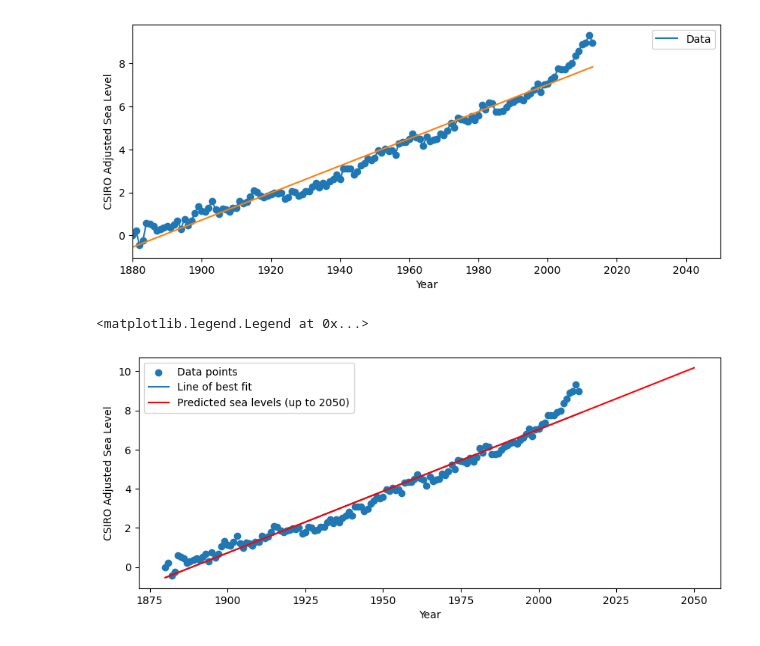
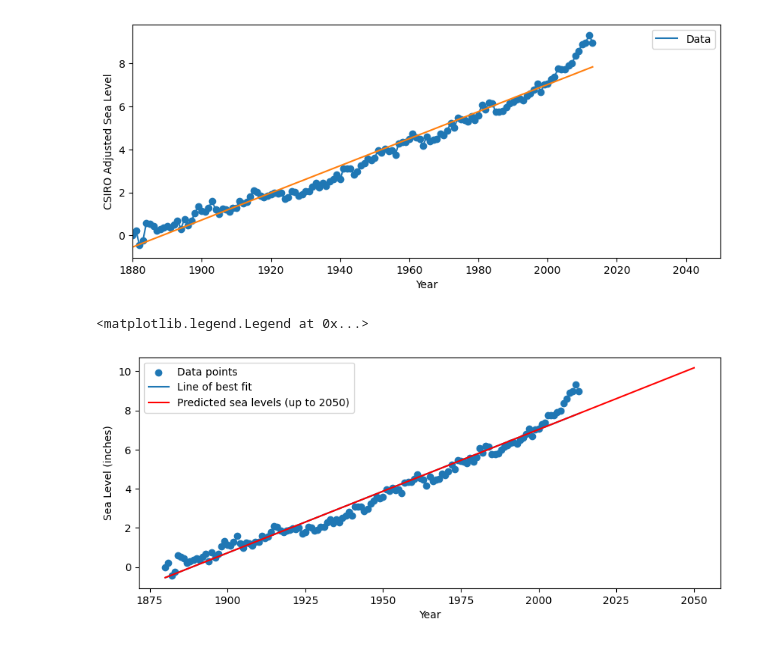
Before and after one commit to OuwaCavern/sea-level-predictor, a Jupyter notebook: sea-file-predictor.ipynb, the cells around one changed output. Drawn from its saved outputs; the diff is of its cells as text; code cells hidden in the pictures.

```diff
--- a/sea-file-predictor.ipynb
+++ b/sea-file-predictor.ipynb
@@ -64,11 +64,11 @@ predicted_sea_levels = slope * years_to_predict + intercept
 # %%
 plt.figure(figsize=(10, 4), dpi=100)
 plt.scatter(df["Year"], df["CSIRO Adjusted Sea Level"], label="Data points")
 plt.plot(df["Year"], slope * df["Year"] + intercept, label="Line of best fit")
 plt.plot(years_to_predict, predicted_sea_levels, label="Predicted sea levels (up to 2050)", color="red")
 plt.xlabel("Year")
-plt.ylabel("CSIRO Adjusted Sea Level")
+plt.ylabel("Sea Level (inches)")
 plt.legend()
 # %% [output]
 <matplotlib.legend.Legend at 0x...>
-[figure, old version]
+[figure, new version]
```
Also changed, not shown: parts of 8 cells of this notebook, 10 other files.
